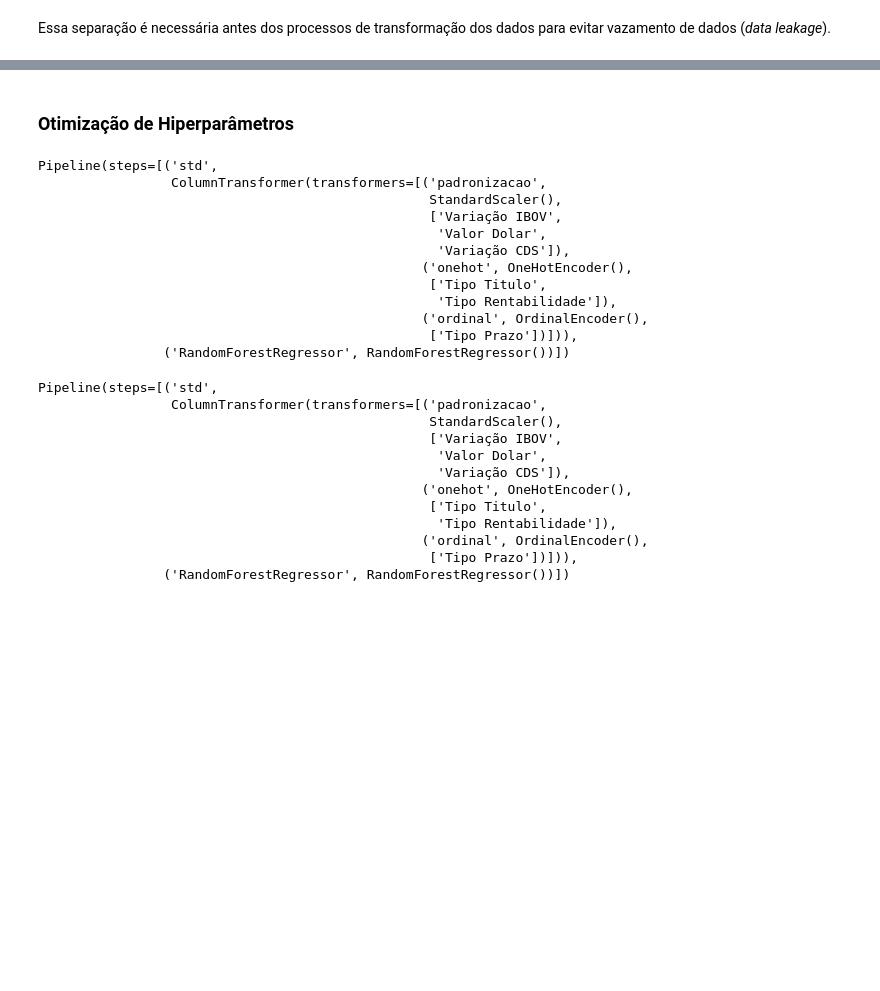
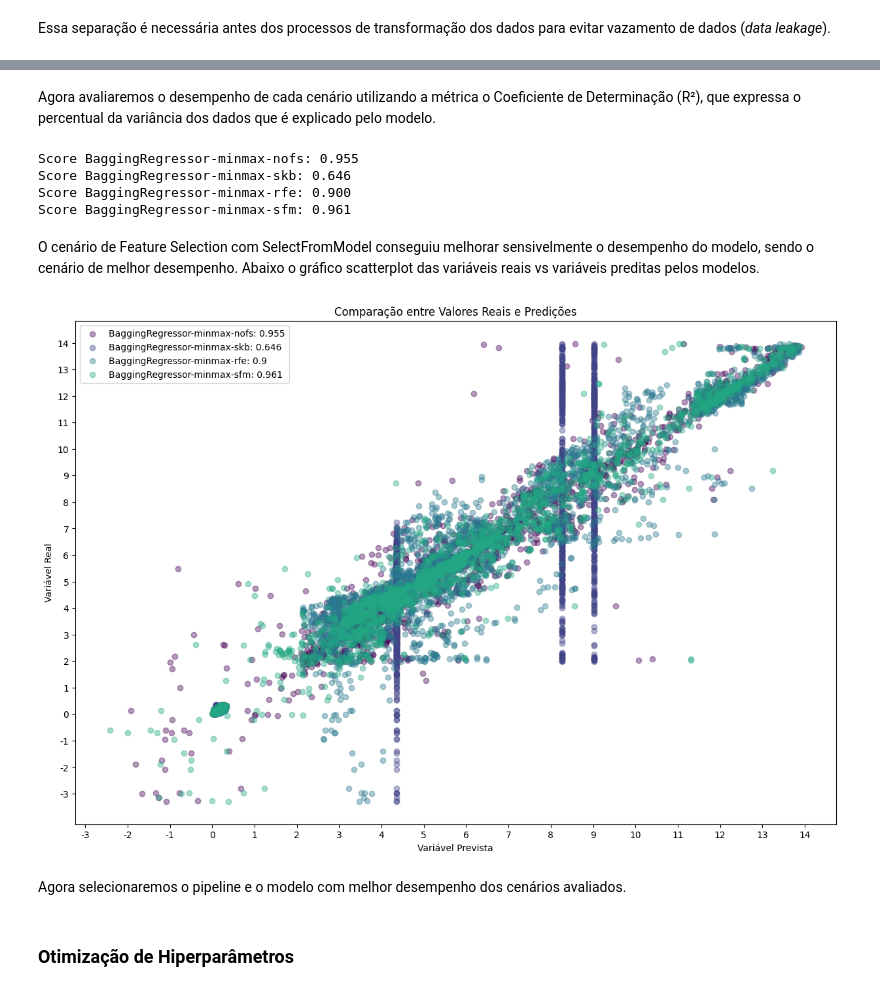
Before and after one commit to fppfurtado/mvp-pos-ciencia-de-dados, a Jupyter notebook: Projeto_MVP_Sprint_II.ipynb, the cells around one changed output, grey strips where cells are left out. Drawn from its saved outputs; the diff is of its cells as text; code cells hidden in the pictures; blank space fills up the shorter version.

```diff
--- a/Projeto_MVP_Sprint_II.ipynb
+++ b/Projeto_MVP_Sprint_II.ipynb
@@ -816,5 +951,0 @@ modelos = {
-# %%
-pipelines = create_pipelines(transformadores, modelos)
-names, results = run_sequences(pipelines)
-best_predictor = find_best_predictor(names, results)
-box_plot_results(names, results, 'Comparação dos Modelos')
@@ -839,0 +960,37 @@ Valor médio do erro quadrático médio: 0.8394849714105546
+# %%
+# parametros para feature selection
+max_features = 5
+base_regressor = DecisionTreeRegressor()
+best_pipeline_name = best_result[0]
+best_pipeline = pipelines[best_pipeline_name]
+
+# cenários de feature selection
+selectors = {
+    'nofs': None,
+    'skb': SelectKBest(score_func=f_regression, k=max_features),
+    'rfe': RFE(base_regressor, n_features_to_select=max_features),
+    'sfm': SelectFromModel(base_regressor, threshold=-np.inf, max_features=max_features)
+}
+
+# criando os pipelines do modelo vencedor com feature selection
+feat_sel_pipelines = add_feature_selection_pipeline(best_pipeline, best_pipeline_name, selectors)
+# %%
+# treinando os pipelines de cada cenário
+fit_pipelines(feat_sel_pipelines, X_train, y_train)
+# %% [markdown]
+Agora avaliaremos o desempenho de cada cenário utilizando a métrica o Coeficiente de Determinação (R²), que expressa o percentual da variância dos dados que é explicado pelo modelo.
+# %%
+predictions = run_predictions(feat_sel_pipelines, X_test, y_test)
+# %% [output]
+Score BaggingRegressor-minmax-nofs: 0.955
+Score BaggingRegressor-minmax-skb: 0.646
+Score BaggingRegressor-minmax-rfe: 0.900
+Score BaggingRegressor-minmax-sfm: 0.961
+# %% [markdown]
+O cenário de Feature Selection com SelectFromModel conseguiu melhorar sensivelmente o desempenho do modelo, sendo o cenário de melhor desempenho. Abaixo o gráfico scatterplot das variáveis reais vs variáveis preditas pelos modelos.
+# %%
+plot_predictions(predictions, y_test)
+# %% [output]
+[figure, added]
+# %% [markdown]
+Agora selecionaremos o pipeline e o modelo com melhor desempenho dos cenários avaliados.
@@ -840,37 +1002,2 @@ Valor médio do erro quadrático médio: 0.8394849714105546
 # %% [markdown]
 ### Otimização de Hiperparâmetros
-# %%
-for name, model in pipelines:
-  if name == best_predictor:
-    best_predictor_model = model
-    break;
-
-print(best_predictor_model)
-# %% [output]
-Pipeline(steps=[('std',
-                 ColumnTransformer(transformers=[('padronizacao',
-                                                  StandardScaler(),
-                                                  ['Variação IBOV',
-                                                   'Valor Dolar',
-                                                   'Variação CDS']),
-                                                 ('onehot', OneHotEncoder(),
-                                                  ['Tipo Titulo',
-                                                   'Tipo Rentabilidade']),
-                                                 ('ordinal', OrdinalEncoder(),
-                                                  ['Tipo Prazo'])])),
-                ('RandomForestRegressor', RandomForestRegressor())])
-# %%
-print(best_predictor_model)
-# %% [output]
-Pipeline(steps=[('std',
-                 ColumnTransformer(transformers=[('padronizacao',
-                                                  StandardScaler(),
-                                                  ['Variação IBOV',
-                                                   'Valor Dolar',
-                                                   'Variação CDS']),
-                                                 ('onehot', OneHotEncoder(),
-                                                  ['Tipo Titulo',
-                                                   'Tipo Rentabilidade']),
-                                                 ('ordinal', OrdinalEncoder(),
-                                                  ['Tipo Prazo'])])),
-                ('RandomForestRegressor', RandomForestRegressor())])
```
Also changed, not shown: parts of 180 cells of this notebook.
